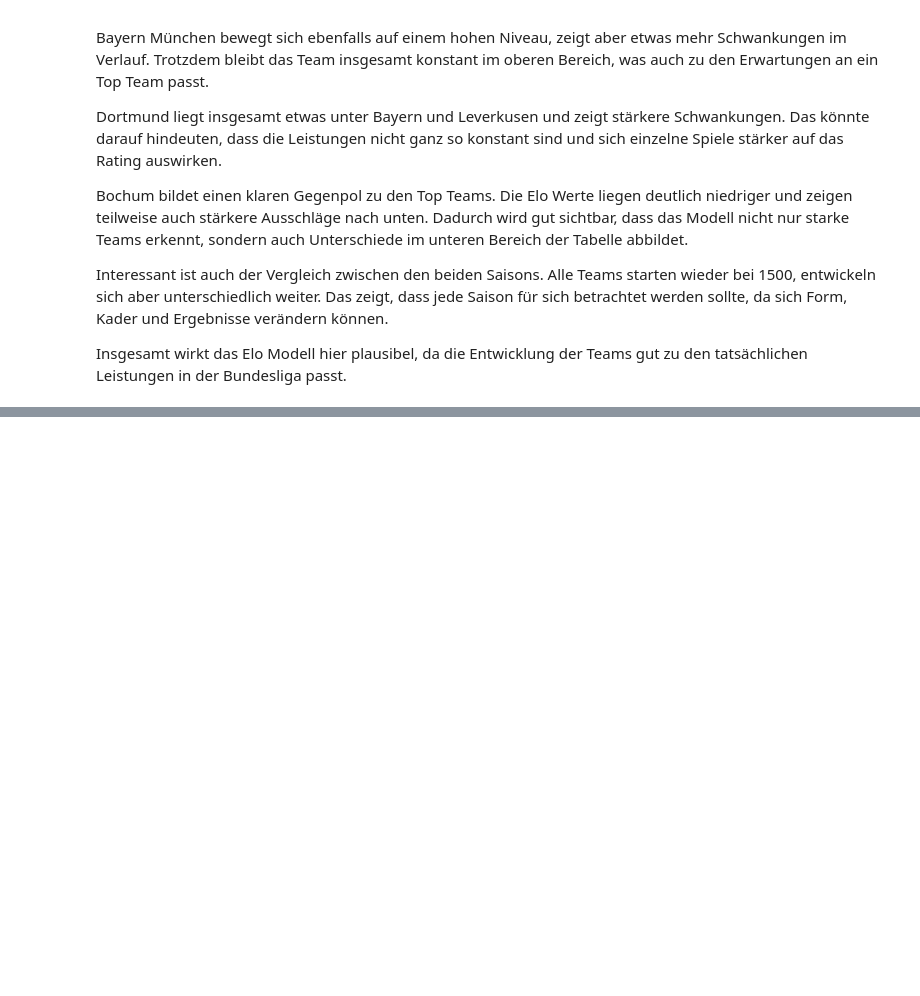
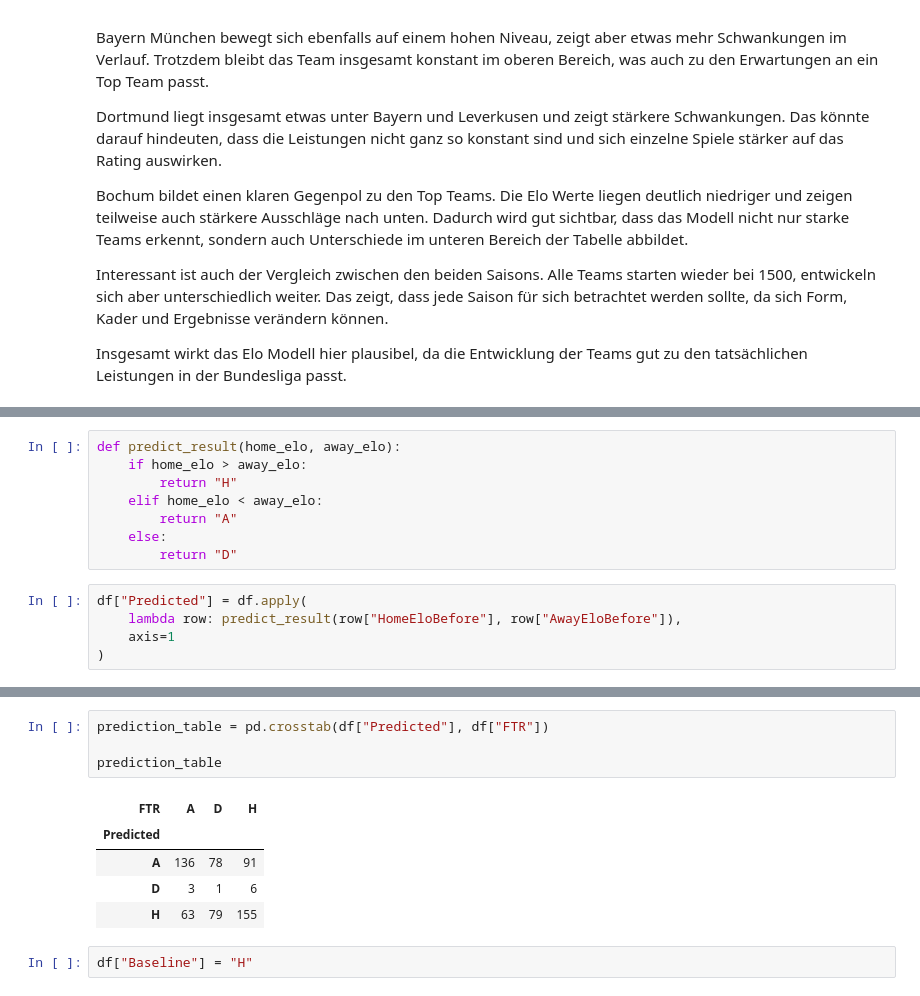
Before and after one commit to Berkedmy/Final_Projekt, a Jupyter notebook: notebooks/01_data_check.ipynb, the cells around one changed output, grey strips where cells are left out. Drawn from its saved outputs; the diff is of its cells as text; blank space fills up the shorter version.

Commit message:
Elo Modell erweitert, Vorhersagen ausgewertet und mit Baseline verglichen sowie Heimvorteil ergänzt und analysiert

```diff
--- a/notebooks/01_data_check.ipynb
+++ b/notebooks/01_data_check.ipynb
@@ -1023,0 +1026,13 @@ Insgesamt wirkt das Elo Modell hier plausibel, da die Entwicklung der Teams gut
+# %%
+def predict_result(home_elo, away_elo):
+    if home_elo > away_elo:
+        return "H"
+    elif home_elo < away_elo:
+        return "A"
+    else:
+        return "D"
+# %%
+df["Predicted"] = df.apply(
+    lambda row: predict_result(row["HomeEloBefore"], row["AwayEloBefore"]),
+    axis=1
+)
@@ -1023,0 +1068,12 @@ Insgesamt wirkt das Elo Modell hier plausibel, da die Entwicklung der Teams gut
+# %%
+prediction_table = pd.crosstab(df["Predicted"], df["FTR"])
+
+prediction_table
+# %% [output]
+| FTR | A | D | H |
+| Predicted |  |  |  |
+| A | 136 | 78 | 91 |
+| D | 3 | 1 | 6 |
+| H | 63 | 79 | 155 |
+# %%
+df["Baseline"] = "H"
```
Also changed, not shown: parts of 17 cells of this notebook.
